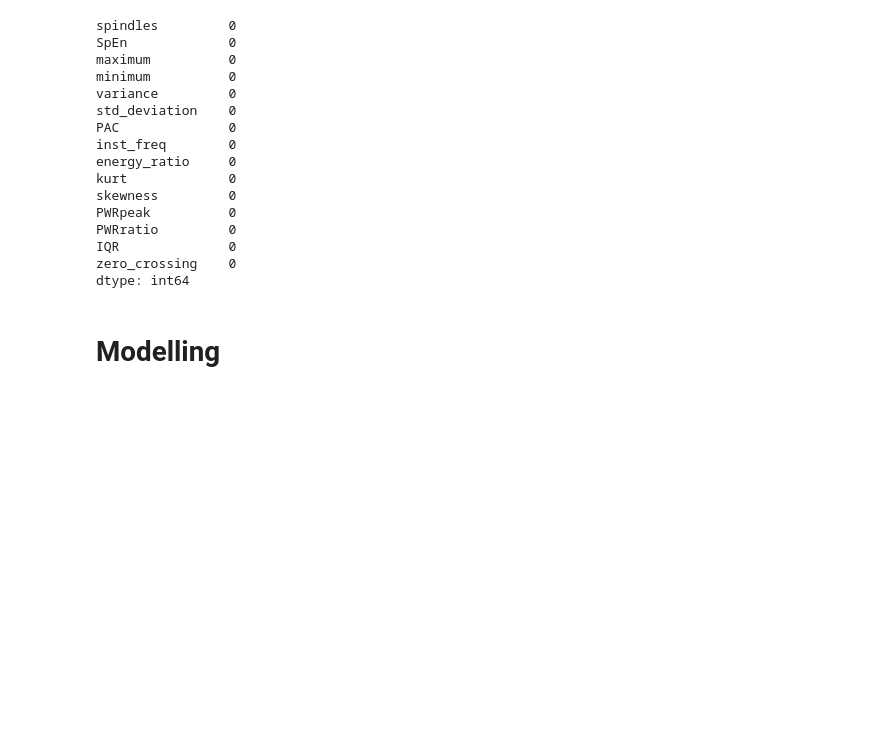
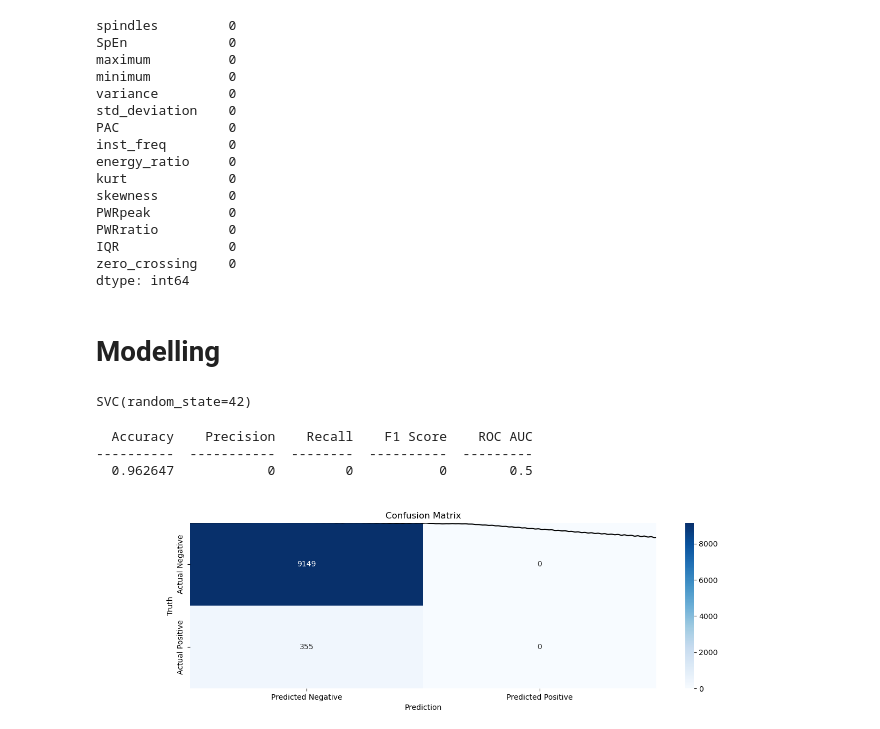
Before and after one commit to FabioLddo/personalized_sleep_spindle_detection, a Jupyter notebook: Project_Gubeli_Ippolito_Loddo.ipynb, the cells around one changed output. Cells and saved outputs as stored; diff of their text form; code cells hidden in the pictures; blank space fills up the shorter version.

```diff
--- a/Project_Gubeli_Ippolito_Loddo.ipynb
+++ b/Project_Gubeli_Ippolito_Loddo.ipynb
@@ -588,15 +644,28 @@ dtype: int64
 # %%
+target = 'spindles'
+
 # Splitting the data:
-# x_train, x_test, y_train, y_test = train_test_split(df.drop(target, axis=1),
-#                                                         df[target],
-#                                                         test_size=0.33,
-#                                                         random_state=42)
+x_train, x_test, y_train, y_test = train_test_split(df_features.drop(target, axis=1),
+                                                        df_features[target],
+                                                        test_size=0.33,
+                                                        random_state=42)
 # %%
 from sklearn.svm import SVC
 
-# model = SVC(random_state=42)
+model = SVC(random_state=42)
 
-# model.fit(X_train, y_train)
+model.fit(x_train, y_train)
+# %% [output]
+SVC(random_state=42)
+# %%
+pred = model.predict(x_test)
+# %%
+evaluate_model(y_test, pred)
+# %% [output]
+  Accuracy    Precision    Recall    F1 Score    ROC AUC
+----------  -----------  --------  ----------  ---------
+  0.962647            0         0           0        0.5
+[figure, added]
 # %%
 # from __future__ import annotations
 # import pandas as pd
```
Also changed, not shown: parts of 4 cells of this notebook.
